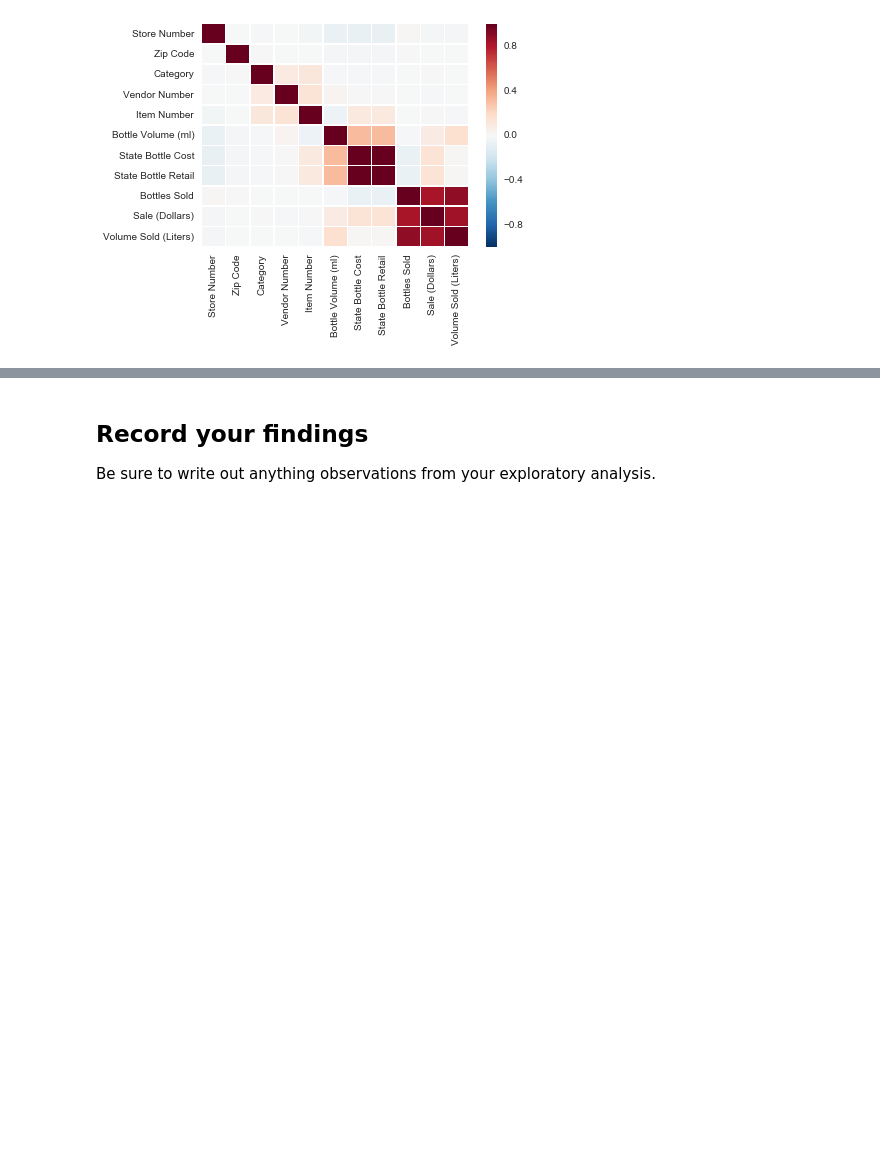
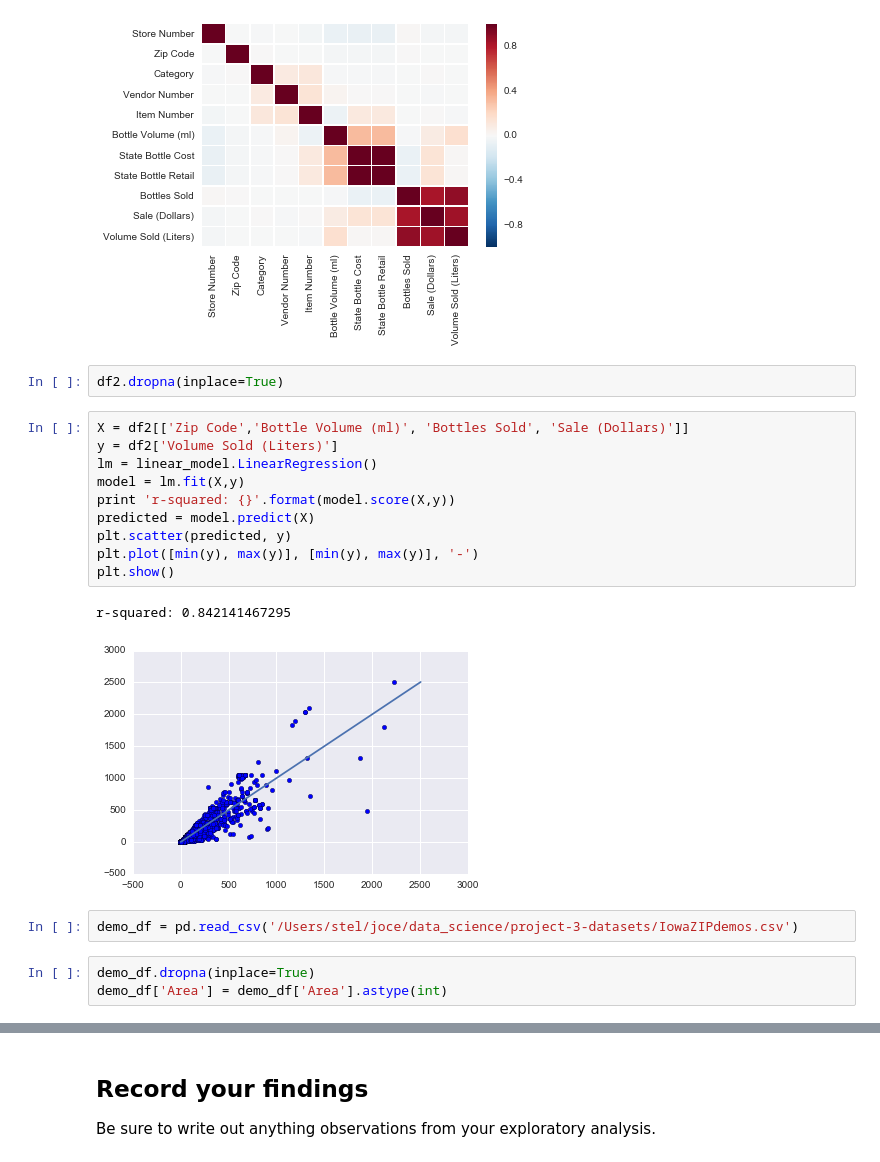
Before and after one commit to spockl/ga-dsi-1, a Jupyter notebook: projects/projects-weekly/project-03/starter-code/project-3-jocelyn-ong.ipynb, the cells around one changed output, grey strips where cells are left out. Drawn from its saved outputs; the diff is of its cells as text; blank space fills up the shorter version.

Commit message:
Updates to Project 3

```diff
--- a/projects/projects-weekly/project-03/starter-code/project-3-jocelyn-ong.ipynb
+++ b/projects/projects-weekly/project-03/starter-code/project-3-jocelyn-ong.ipynb
@@ -239,3 +240,23 @@ sns.heatmap(df2.corr(), linewidths=0.5)
 # %% [output]
 <matplotlib.axes._subplots.AxesSubplot at 0x...>
 [figure]
+# %%
+df2.dropna(inplace=True)
+# %%
+X = df2[['Zip Code','Bottle Volume (ml)', 'Bottles Sold', 'Sale (Dollars)']]
+y = df2['Volume Sold (Liters)']
+lm = linear_model.LinearRegression()
+model = lm.fit(X,y)
+print 'r-squared: {}'.format(model.score(X,y))
+predicted = model.predict(X)
+plt.scatter(predicted, y)
+plt.plot([min(y), max(y)], [min(y), max(y)], '-')
+plt.show()
+# %% [output]
+r-squared: 0.842141467295
+[figure, added]
+# %%
+demo_df = pd.read_csv('/Users/stel/joce/data_science/project-3-datasets/IowaZIPdemos.csv')
+# %%
+demo_df.dropna(inplace=True)
+demo_df['Area'] = demo_df['Area'].astype(int)
```
Also changed, not shown: parts of 19 cells of this notebook.
